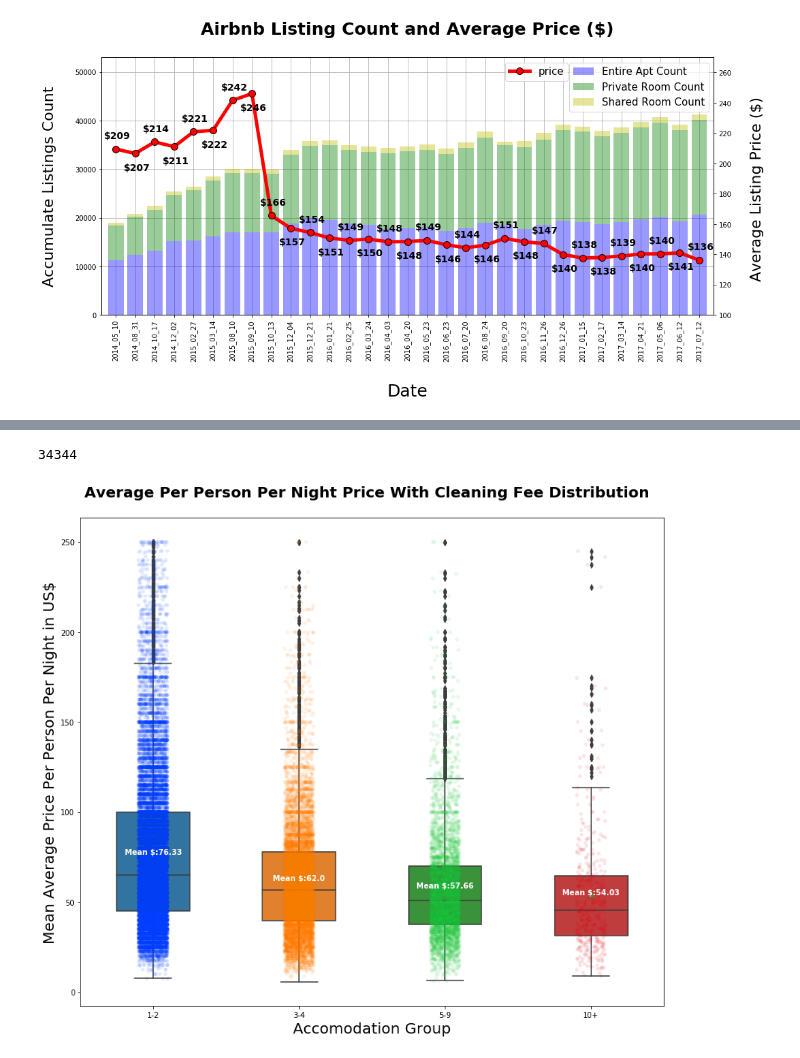
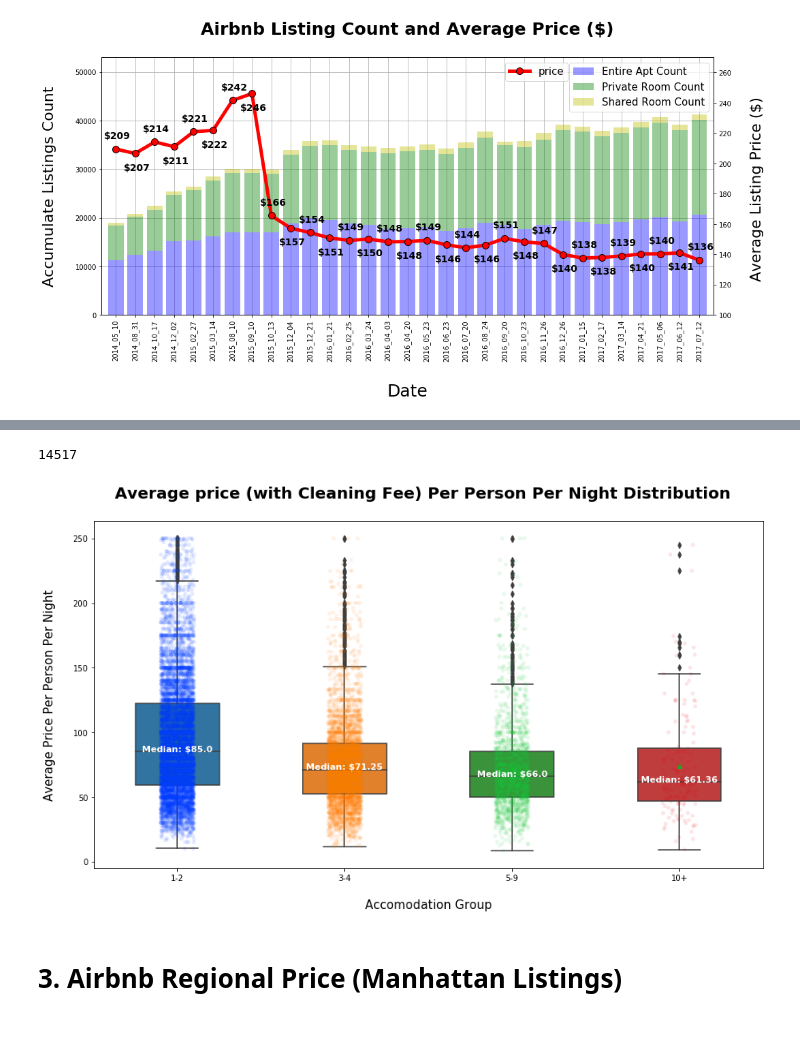
Before and after one commit to EstellaYu/Data_Visualization_Airbnb_Hotel, a Jupyter notebook: Notebooks/Data_Cleaning.ipynb, the cells around one changed output, grey strips where cells are left out. Cells and saved outputs as stored; diff of their text form; code cells hidden in the pictures; blank space fills up the shorter version.

```diff
--- a/Notebooks/Data_Cleaning.ipynb
+++ b/Notebooks/Data_Cleaning.ipynb
@@ -709,6 +663,7 @@ clean_airbnb_prc.head()
 # %%
 #Compute Average by bins
-acco_avg_df = clean_airbnb_prc.groupby(by=['Room Type', 'Accomodation Groups'], as_index=False).aggregate({'Avg Per Person':'mean'})
+acco_avg_df = clean_airbnb_prc.groupby(by=['Room Type', 'Accomodation Groups'],
+                                       as_index=False).aggregate({'Avg Per Person':'mean'})
 acco_avg_df
 # %% [output]
 |  | Room Type | Accomodation Groups | Avg Per Person |
@@ -810,37 +769,38 @@ price_avg_df
 # %%
 # Remove buckets above $250 or below $5
-clean_airbnb_prc_box = clean_airbnb_prc.loc[(clean_airbnb_prc['Avg Per Person'] > 5) & (clean_airbnb_prc['Avg Per Person'] < 251)]
+clean_airbnb_prc_box = clean_airbnb_prc[(clean_airbnb_prc['Avg Per Person'] < 251)]
 
 clean_airbnb_prc_box['Avg Per Person'].count()
 # %% [output]
-34344
+14517
 # %%
-# import seaborn
-import seaborn as sns
+fig, ax = plt.subplots(figsize=(15,8))
 
-
-ax =sns.stripplot(y='Avg Per Person', x='Accomodation Groups', data= clean_airbnb_prc_box, jitter=True, palette = 'bright',
+ax =sns.stripplot(y='Avg Per Person', x='Accomodation Groups',
+                  data= clean_airbnb_prc_box, jitter=True, palette = 'bright',
                   color = 'blue', alpha = 0.1)
 
 ax =sns.boxplot(y='Avg Per Person', x='Accomodation Groups', data= clean_airbnb_prc_box, width=0.5,
                   showmeans=True)
 
-plt.title("Average Per Person Per Night Price With Cleaning Fee Distribution  \n", fontsize = 20, weight = "bold")
-plt.xlabel('Accomodation Group', fontsize= 20)
-plt.ylabel('Mean Average Price Per Person Per Night in US$', fontsize= 20)
+plt.title("Average price (with Cleaning Fee) Per Person Per Night Distribution  \n", fontsize = 20, weight = "bold")
+plt.xlabel('\nAccomodation Group', fontsize= 15)
+plt.ylabel('Average Price Per Person Per Night\n', fontsize= 15)
 
 
 # Calculate number of obs per group & median to position labels
-means = clean_airbnb_prc_box.groupby(['Accomodation Groups'])['Avg Per Person'].mean().values.round(2)
+means = clean_airbnb_prc_box.groupby(['Accomodation Groups'])['Avg Per Person'].median().values.round(2)
 nobs = [str(x) for x in means.tolist()]
-nobs = ["Mean $:" + i for i in nobs]
+nobs = ["Median: $" + i for i in nobs]
 
 # Add it to the plot
 pos = range(len(nobs))
 for tick,label in zip(pos,ax.get_xticklabels()):
     ax.text(pos[tick], means[tick] + 0.03, nobs[tick],
-    horizontalalignment='center', size='medium', color='w', weight='bold')
+    horizontalalignment='center', size='medium', color='w', weight='bold', fontsize = 11)
 
-plt.savefig("../Resources/Airbnb/Current_Listing/AveragePriceDistBoxPlot.png")
+plt.savefig("../Output/AveragePriceDistBoxPlot.png")
 # %% [output]
-[figure, old version]
+[figure, new version]
+# %% [markdown]
+# 3. Airbnb Regional Price (Manhattan Listings)
```
Also changed, not shown: parts of 36 cells of this notebook, 9 other files.
